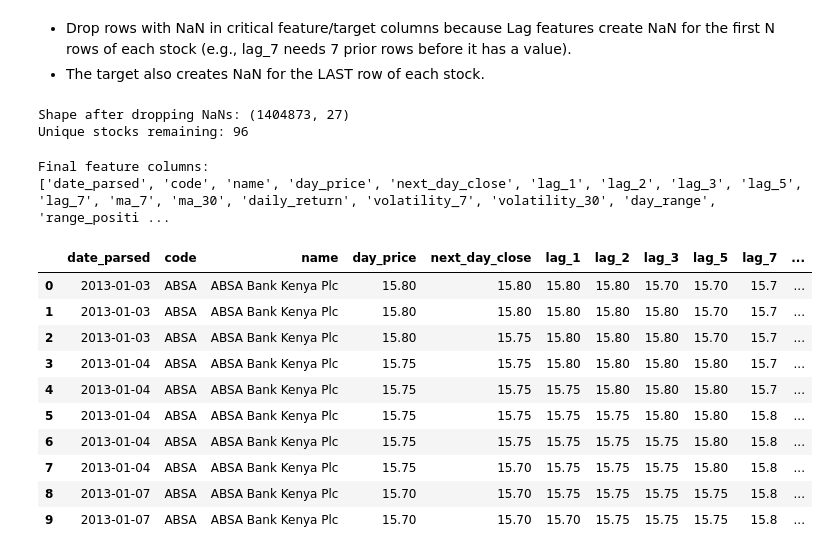
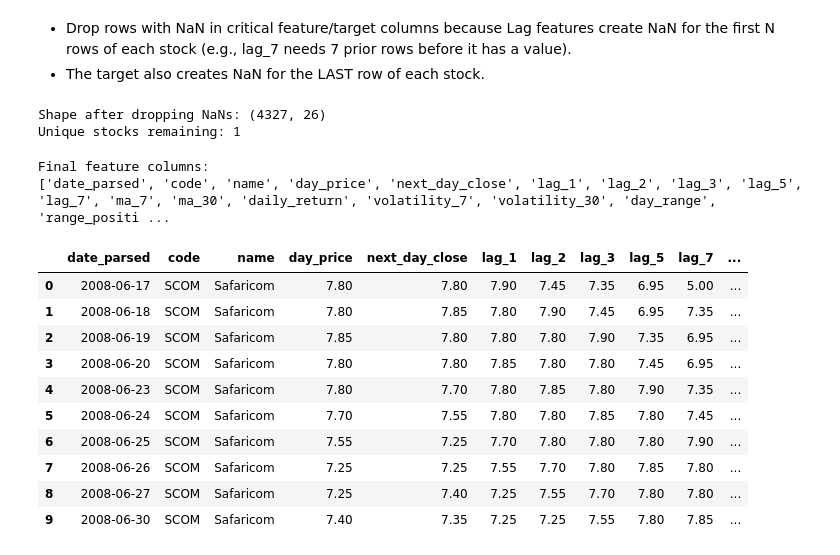
Before and after one commit to Assesa44/Stock-Market-Prediction, a Jupyter notebook: notebooks/business_understanding.ipynb, the cells around one changed output. Saved outputs shown, nothing was run; the diff lists cells and outputs as text; code cells hidden in the pictures.

```diff
--- a/notebooks/business_understanding.ipynb
+++ b/notebooks/business_understanding.ipynb
@@ -1404,13 +1430,14 @@ for lag in [1, 2, 3, 5, 7]:
  - MA30 captures medium-term trend (roughly one trading month).
  - min_periods=1 avoids NaN at the very start of a stock's history.
 # %%
-features_df['ma_7'] = (
-    features_df.groupby('code')['day_price']
+# add rolling averaes columns
+scom_df['ma_7'] = (
+    scom_df.groupby('code')['day_price']
     .transform(lambda x: x.rolling(window=7, min_periods=1).mean())
 )
 
-features_df['ma_30'] = (
-    features_df.groupby('code')['day_price']
+scom_df['ma_30'] = (
+    scom_df.groupby('code')['day_price']
     .transform(lambda x: x.rolling(window=30, min_periods=1).mean())
 )
 # %% [markdown]
@@ -1421,18 +1446,19 @@ features_df['ma_30'] = (
 
  - volatility_7 / volatility_30: rolling standard deviation of daily returns. - This captures how "risky" or erratic a stock has been recently — an important signal that models can use to adjust their predictions.
 # %%
-features_df['daily_return'] = (
-    features_df.groupby('code')['day_price']
+# adding daily returns and rolling volatility columns
+scom_df['daily_return'] = (
+    scom_df.groupby('code')['day_price']
     .transform(lambda x: x.pct_change())
 )
 
-features_df['volatility_7'] = (
-    features_df.groupby('code')['daily_return']
+scom_df['volatility_7'] = (
+    scom_df.groupby('code')['daily_return']
     .transform(lambda x: x.rolling(window=7, min_periods=1).std())
 )
 
-features_df['volatility_30'] = (
-    features_df.groupby('code')['daily_return']
+scom_df['volatility_30'] = (
+    scom_df.groupby('code')['daily_return']
     .transform(lambda x: x.rolling(window=30, min_periods=1).std())
 )
 # %% [markdown]
@@ -1443,14 +1469,15 @@ features_df['volatility_30'] = (
 
 We add a small epsilon (1e-9) to avoid division by zero on flat days.
 # %%
-features_df['day_range'] = features_df['day_high'] - features_df['day_low']
+# add price range column
+scom_df['day_range'] = scom_df['day_high'] - scom_df['day_low']
 
-features_df['range_position'] = (
-    (features_df['day_price'] - features_df['day_low']) /
-    (features_df['day_range'] + 1e-9)
+scom_df['range_position'] = (
+    (scom_df['day_price'] - scom_df['day_low']) /
+    (scom_df['day_range'] + 1e-9)
 )
 
 print("Features created successfully.")
-print(f"Shape before dropping NaNs: {features_df.shape}")
+print(f"Shape before dropping NaNs: {scom_df.shape}")
 # %% [output]
 Features created successfully.
@@ -1481,38 +1508,38 @@ critical_cols = ['next_day_close', 'lag_1', 'lag_2', 'lag_3',
                  'daily_return', 'volatility_7', 'volatility_30',
                  'day_range', 'range_position']
 
-features_df = features_df.dropna(subset=critical_cols).reset_index(drop=True)
+scom_df = scom_df.dropna(subset=critical_cols).reset_index(drop=True)
 
-print(f"Shape after dropping NaNs: {features_df.shape}")
-print(f"Unique stocks remaining: {features_df['code'].nunique()}")
+print(f"Shape after dropping NaNs: {scom_df.shape}")
+print(f"Unique stocks remaining: {scom_df['code'].nunique()}")
 # %% [output]
-Shape after dropping NaNs: (1404873, 27)
-Unique stocks remaining: 96
+Shape after dropping NaNs: (4327, 26)
+Unique stocks remaining: 1
 # %%
 # Inspect the final feature columns and a sample
 
 feature_cols = ['date_parsed', 'code', 'name', 'day_price', 'next_day_close',
                 'lag_1', 'lag_2', 'lag_3', 'lag_5', 'lag_7',
                 'ma_7', 'ma_30', 'daily_return', 'volatility_7',
                 'volatility_30', 'day_range', 'range_position', 'volume']
 
 print("Final feature columns:")
 print(feature_cols)
 print()
 
-features_df[feature_cols].head(10)
+scom_df[feature_cols].head(10)
 # %% [output]
 Final feature columns:
 ['date_parsed', 'code', 'name', 'day_price', 'next_day_close', 'lag_1', 'lag_2', 'lag_3', 'lag_5', 'lag_7', 'ma_7', 'ma_30', 'daily_return', 'volatility_7', 'volatility_30', 'day_range', 'range_positi ...
 |  | date_parsed | code | name | day_price | next_day_close | lag_1 | lag_2 | lag_3 | lag_5 | lag_7 | ... |
-| 0 | 2013-01-03 | ABSA | ABSA Bank Kenya Plc | 15.80 | 15.80 | 15.80 | 15.80 | 15.70 | 15.70 | 15.7 | ... |
-| 1 | 2013-01-03 | ABSA | ABSA Bank Kenya Plc | 15.80 | 15.80 | 15.80 | 15.80 | 15.80 | 15.70 | 15.7 | ... |
-| 2 | 2013-01-03 | ABSA | ABSA Bank Kenya Plc | 15.80 | 15.75 | 15.80 | 15.80 | 15.80 | 15.70 | 15.7 | ... |
-| 3 | 2013-01-04 | ABSA | ABSA Bank Kenya Plc | 15.75 | 15.75 | 15.80 | 15.80 | 15.80 | 15.80 | 15.7 | ... |
-| 4 | 2013-01-04 | ABSA | ABSA Bank Kenya Plc | 15.75 | 15.75 | 15.75 | 15.80 | 15.80 | 15.80 | 15.7 | ... |
-| 5 | 2013-01-04 | ABSA | ABSA Bank Kenya Plc | 15.75 | 15.75 | 15.75 | 15.75 | 15.80 | 15.80 | 15.8 | ... |
-| 6 | 2013-01-04 | ABSA | ABSA Bank Kenya Plc | 15.75 | 15.75 | 15.75 | 15.75 | 15.75 | 15.80 | 15.8 | ... |
-| 7 | 2013-01-04 | ABSA | ABSA Bank Kenya Plc | 15.75 | 15.70 | 15.75 | 15.75 | 15.75 | 15.80 | 15.8 | ... |
-| 8 | 2013-01-07 | ABSA | ABSA Bank Kenya Plc | 15.70 | 15.70 | 15.75 | 15.75 | 15.75 | 15.75 | 15.8 | ... |
-| 9 | 2013-01-07 | ABSA | ABSA Bank Kenya Plc | 15.70 | 15.70 | 15.70 | 15.75 | 15.75 | 15.75 | 15.8 | ... |
+| 0 | 2008-06-17 | SCOM | Safaricom | 7.80 | 7.80 | 7.90 | 7.45 | 7.35 | 6.95 | 5.00 | ... |
+| 1 | 2008-06-18 | SCOM | Safaricom | 7.80 | 7.85 | 7.80 | 7.90 | 7.45 | 6.95 | 7.35 | ... |
+| 2 | 2008-06-19 | SCOM | Safaricom | 7.85 | 7.80 | 7.80 | 7.80 | 7.90 | 7.35 | 6.95 | ... |
+| 3 | 2008-06-20 | SCOM | Safaricom | 7.80 | 7.80 | 7.85 | 7.80 | 7.80 | 7.45 | 6.95 | ... |
+| 4 | 2008-06-23 | SCOM | Safaricom | 7.80 | 7.70 | 7.80 | 7.85 | 7.80 | 7.90 | 7.35 | ... |
+| 5 | 2008-06-24 | SCOM | Safaricom | 7.70 | 7.55 | 7.80 | 7.80 | 7.85 | 7.80 | 7.45 | ... |
+| 6 | 2008-06-25 | SCOM | Safaricom | 7.55 | 7.25 | 7.70 | 7.80 | 7.80 | 7.80 | 7.90 | ... |
+| 7 | 2008-06-26 | SCOM | Safaricom | 7.25 | 7.25 | 7.55 | 7.70 | 7.80 | 7.85 | 7.80 | ... |
+| 8 | 2008-06-27 | SCOM | Safaricom | 7.25 | 7.40 | 7.25 | 7.55 | 7.70 | 7.80 | 7.80 | ... |
+| 9 | 2008-06-30 | SCOM | Safaricom | 7.40 | 7.35 | 7.25 | 7.25 | 7.55 | 7.80 | 7.85 | ... |
 # %%
```
Also changed, not shown: parts of 19 cells of this notebook.
